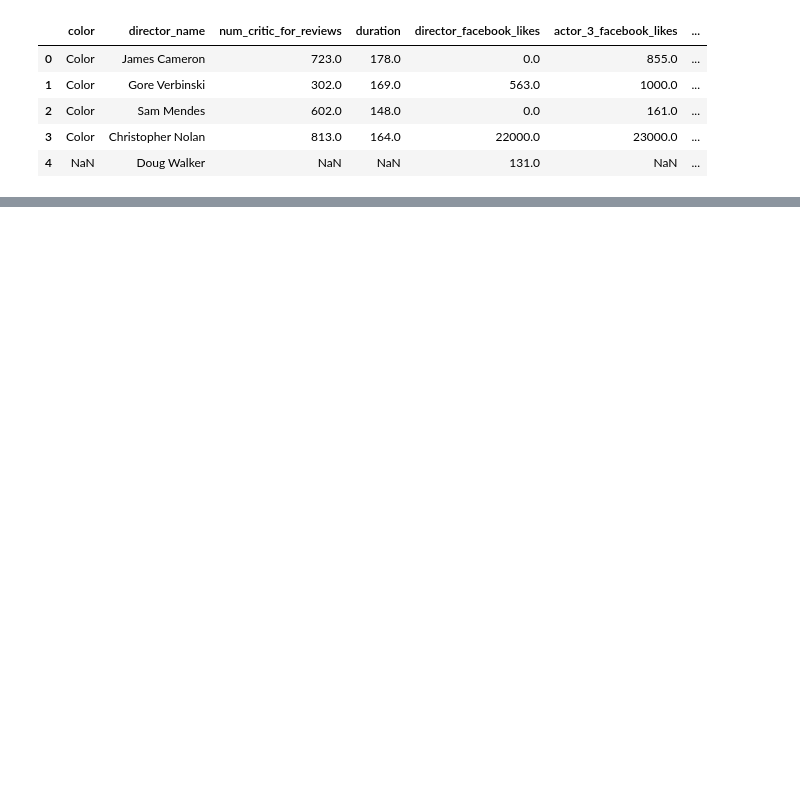
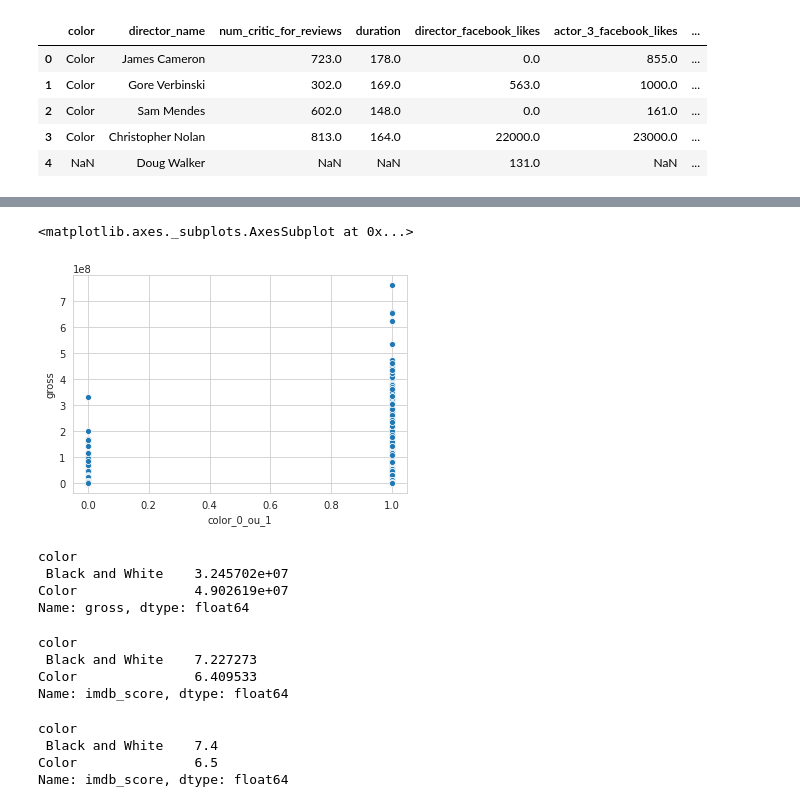
Before and after one commit to willyudi/quarentenadados, a Jupyter notebook: testeaula2.ipynb, the cells around one changed output, grey strips where cells are left out. Saved outputs shown, nothing was run; the diff lists cells and outputs as text; code cells hidden in the pictures; blank space fills up the shorter version.

```diff
--- a/testeaula2.ipynb
+++ b/testeaula2.ipynb
@@ -13,0 +93,4 @@ imdb.head()
+# %%
+color_or_bw = imdb.query("color in ['Color', ' Black and White']")
+color_or_bw["color_0_ou_1"] = (color_or_bw["color"]=="Color") * 1
+color_or_bw["color_0_ou_1"].value_counts()
@@ -13,0 +114,26 @@ imdb.head()
+# %%
+sns.scatterplot(data=color_or_bw, x="color_0_ou_1", y="gross")
+# %% [output]
+<matplotlib.axes._subplots.AxesSubplot at 0x...>
+[figure, added]
+# %%
+color_or_bw.groupby("color").mean()["gross"]
+# %% [output]
+color
+ Black and White    3.245702e+07
+Color               4.902619e+07
+Name: gross, dtype: float64
+# %%
+color_or_bw.groupby("color").mean()["imdb_score"]
+# %% [output]
+color
+ Black and White    7.227273
+Color               6.409533
+Name: imdb_score, dtype: float64
+# %%
+color_or_bw.groupby("color").median()["imdb_score"]
+# %% [output]
+color
+ Black and White    7.4
+Color               6.5
+Name: imdb_score, dtype: float64
```
Also changed, not shown: parts of 29 cells of this notebook.
